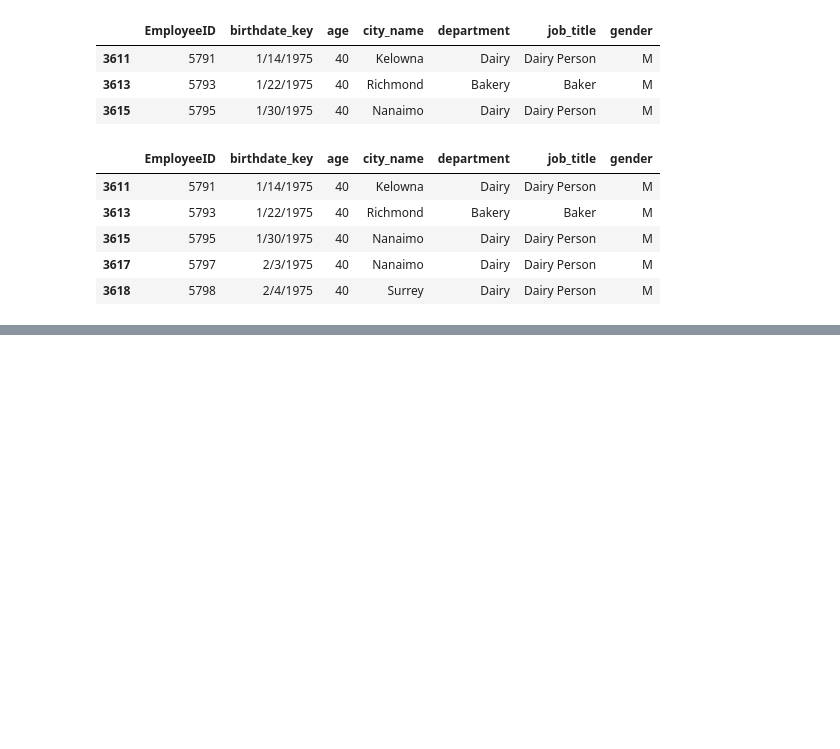
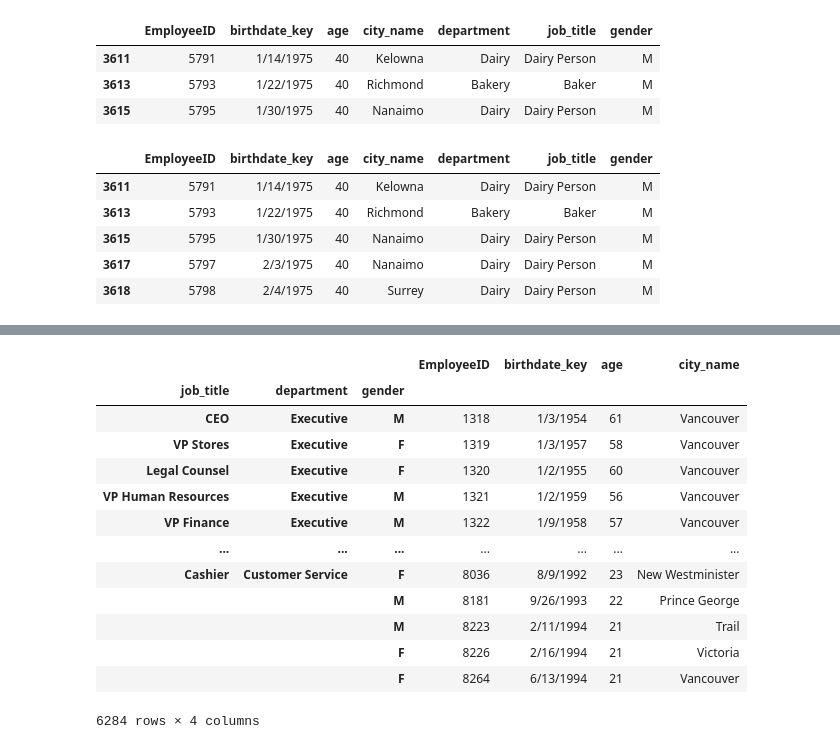
Before and after one commit to Shepherd1701/dw-joyful-pandas, a Jupyter notebook: Task03.ipynb, the cells around one changed output, grey strips where cells are left out. Drawn from its saved outputs; the diff is of its cells as text; code cells hidden in the pictures; blank space fills up the shorter version.

```diff
--- a/Task03.ipynb
+++ b/Task03.ipynb
@@ -1233,0 +1252,19 @@ df1 = df.loc[df.EmployeeID % 2 == 1]
+# %%
+# 3.把后三列设为索引后交换内外两层
+df.columns[-3:] # 得到后三列，然后手动交换，但后不晓得内外两层  -- 输出：['job_title', 'department', 'gender']
+df.set_index(['job_title', 'department', 'gender'])
+# %% [output]
+|  |  |  | EmployeeID | birthdate_key | age | city_name |
+| job_title | department | gender |  |  |  |  |
+| CEO | Executive | M | 1318 | 1/3/1954 | 61 | Vancouver |
+| VP Stores | Executive | F | 1319 | 1/3/1957 | 58 | Vancouver |
+| Legal Counsel | Executive | F | 1320 | 1/2/1955 | 60 | Vancouver |
+| VP Human Resources | Executive | M | 1321 | 1/2/1959 | 56 | Vancouver |
+| VP Finance | Executive | M | 1322 | 1/9/1958 | 57 | Vancouver |
+| ... | ... | ... | ... | ... | ... | ... |
+| Cashier | Customer Service | F | 8036 | 8/9/1992 | 23 | New Westminister |
+|  |  | M | 8181 | 9/26/1993 | 22 | Prince George |
+|  |  | M | 8223 | 2/11/1994 | 21 | Trail |
+|  |  | F | 8226 | 2/16/1994 | 21 | Victoria |
+|  |  | F | 8264 | 6/13/1994 | 21 | Vancouver |
+6284 rows × 4 columns
```
Also changed, not shown: parts of 21 cells of this notebook.
